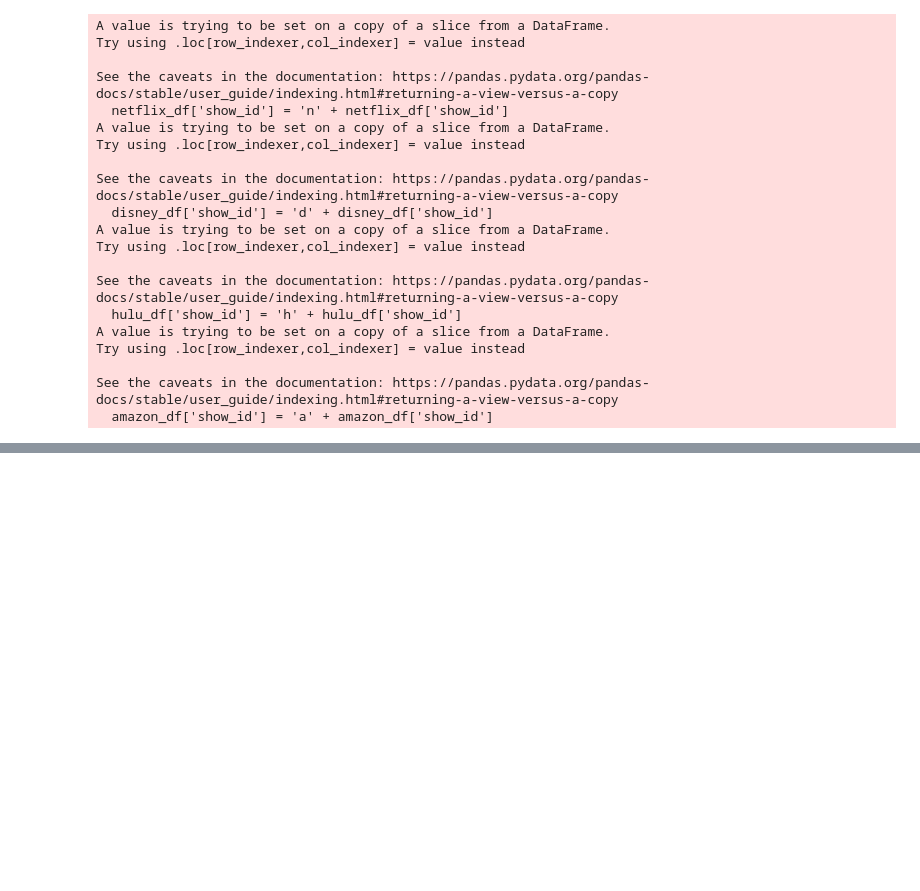
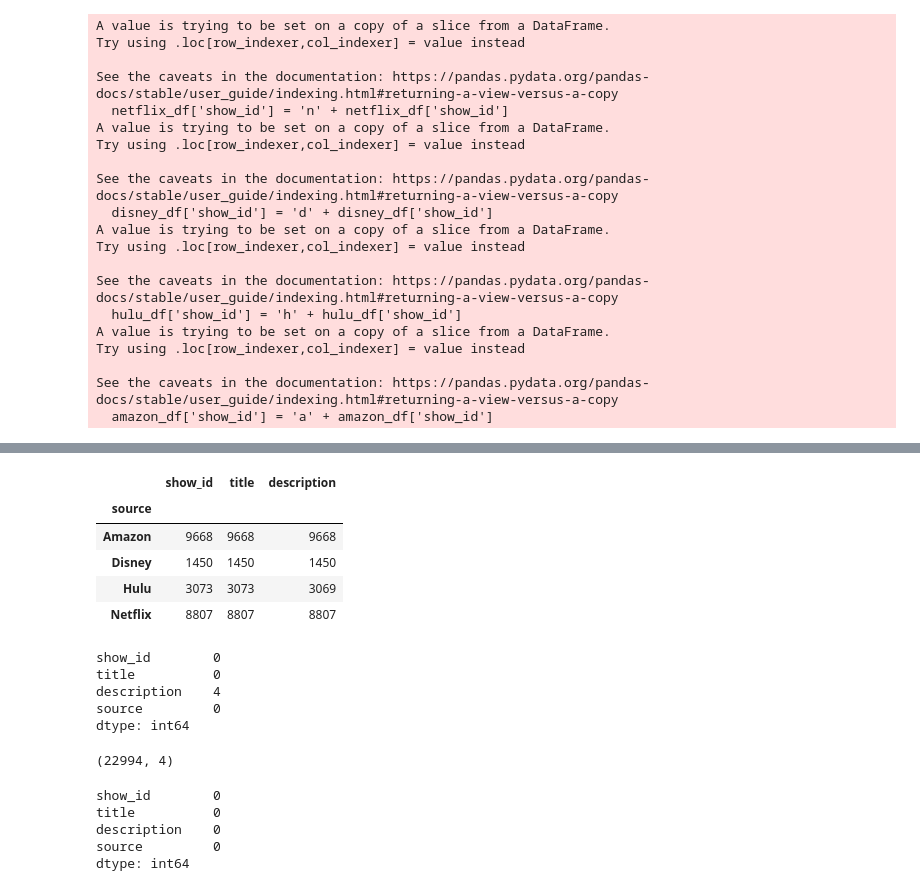
Before and after one commit to dseg27/Animeniacs, a Jupyter notebook: databases.ipynb, the cells around one changed output, grey strips where cells are left out. Cells and saved outputs as stored; diff of their text form; code cells hidden in the pictures; blank space fills up the shorter version.

```diff
--- a/databases.ipynb
+++ b/databases.ipynb
@@ -111,0 +168,17 @@ netflix_df.head()
+# %%
+live_action_df.groupby('source').count()
+# %% [output]
+|  | show_id | title | description |
+| source |  |  |  |
+| Amazon | 9668 | 9668 | 9668 |
+| Disney | 1450 | 1450 | 1450 |
+| Hulu | 3073 | 3073 | 3069 |
+| Netflix | 8807 | 8807 | 8807 |
+# %%
+live_action_df.isna().sum()
+# %% [output]
+show_id        0
+title          0
+description    4
+source         0
+dtype: int64
@@ -111,0 +187,12 @@ netflix_df.head()
+# %%
+live_action_df.shape
+# %% [output]
+(22994, 4)
+# %%
+live_action_df.isna().sum()
+# %% [output]
+show_id        0
+title          0
+description    0
+source         0
+dtype: int64
```
Also changed, not shown: parts of 8 cells of this notebook.
